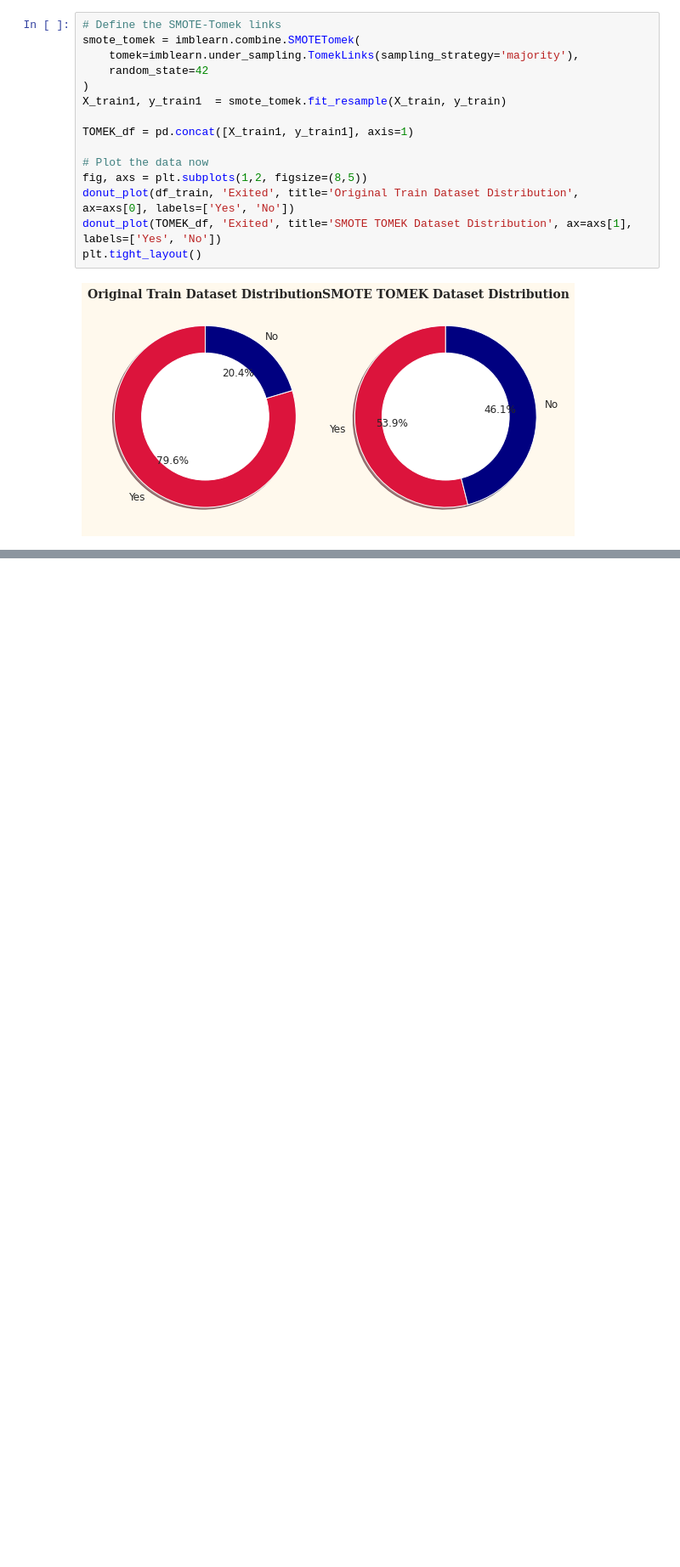
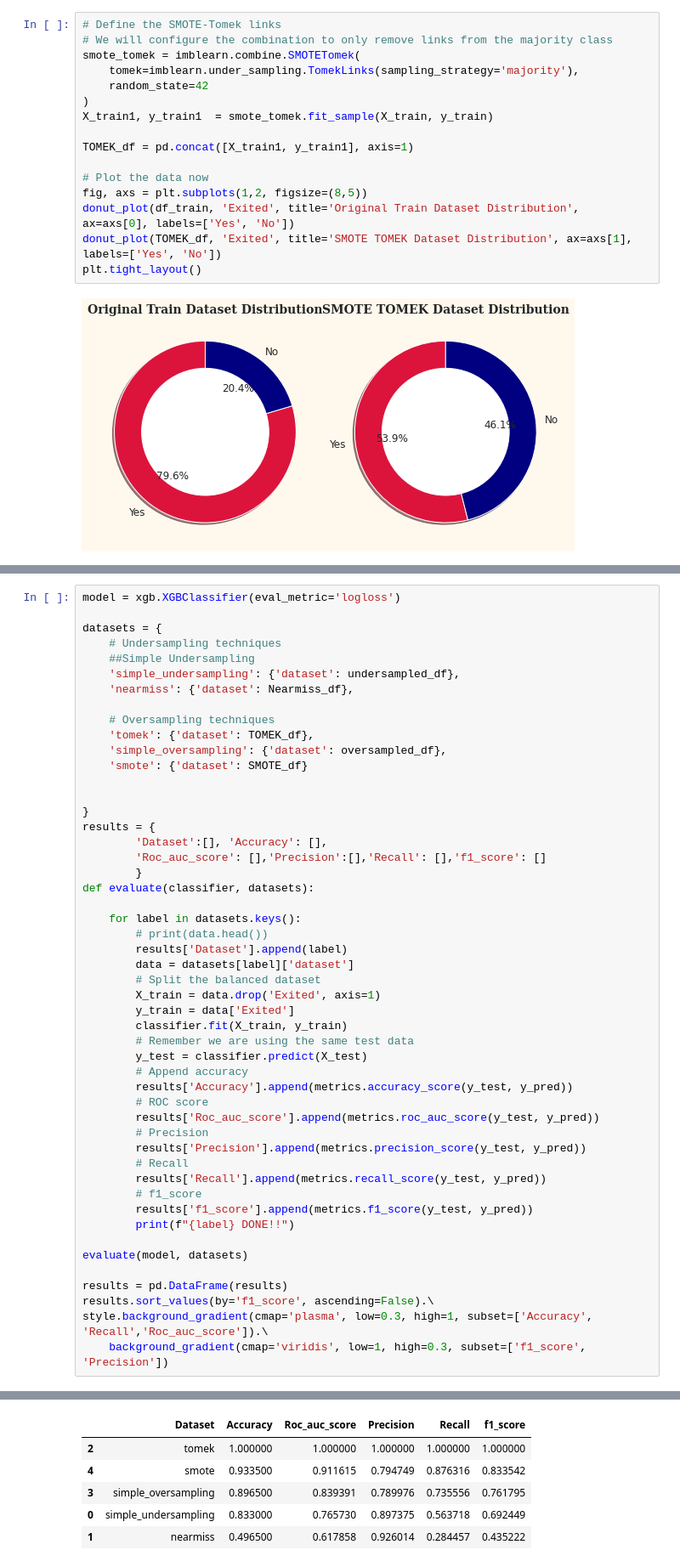
Before and after one commit to Kevin-Nduati/Bank-Customer-Churn-Modelling, a Jupyter notebook: Churn.ipynb, the cells around one changed output, grey strips where cells are left out. Shown at 85% size. Cells and saved outputs as stored; diff of their text form; blank space fills up the shorter version.

```diff
--- a/Churn.ipynb
+++ b/Churn.ipynb
@@ -429,11 +439,12 @@ This method combines the SMOTE ability to generate synthetic data for minority c
 ![](img/Tomek.png)
 # %%
 # Define the SMOTE-Tomek links
+# We will configure the combination to only remove links from the majority class
 smote_tomek = imblearn.combine.SMOTETomek(
     tomek=imblearn.under_sampling.TomekLinks(sampling_strategy='majority'),
     random_state=42
 )
-X_train1, y_train1  = smote_tomek.fit_resample(X_train, y_train)
+X_train1, y_train1  = smote_tomek.fit_sample(X_train, y_train)
 
 TOMEK_df = pd.concat([X_train1, y_train1], axis=1)
 
@@ -448,0 +475,51 @@ We will also use XGBoost classifier which is a shallow learning method that uses
+# %%
+model = xgb.XGBClassifier(eval_metric='logloss')
+
+datasets = {
+    # Undersampling techniques
+    ##Simple Undersampling
+    'simple_undersampling': {'dataset': undersampled_df},
+    'nearmiss': {'dataset': Nearmiss_df},
+
+    # Oversampling techniques
+    'tomek': {'dataset': TOMEK_df},
+    'simple_oversampling': {'dataset': oversampled_df},
+    'smote': {'dataset': SMOTE_df}
+
+
+}
+results = {
+        'Dataset':[], 'Accuracy': [],
+        'Roc_auc_score': [],'Precision':[],'Recall': [],'f1_score': []
+        }
+def evaluate(classifier, datasets):
+
+    for label in datasets.keys():
+        # print(data.head())
+        results['Dataset'].append(label)
+        data = datasets[label]['dataset']
+        # Split the balanced dataset
+        X_train = data.drop('Exited', axis=1)
+        y_train = data['Exited']
+        classifier.fit(X_train, y_train)
+        # Remember we are using the same test data
+        y_test = classifier.predict(X_test)
+        # Append accuracy
+        results['Accuracy'].append(metrics.accuracy_score(y_test, y_pred))
+        # ROC score
+        results['Roc_auc_score'].append(metrics.roc_auc_score(y_test, y_pred))
+        # Precision
+        results['Precision'].append(metrics.precision_score(y_test, y_pred))
+        # Recall
+        results['Recall'].append(metrics.recall_score(y_test, y_pred))
+        # f1_score
+        results['f1_score'].append(metrics.f1_score(y_test, y_pred))
+        print(f"{label} DONE!!")
+
+evaluate(model, datasets)
+
+results = pd.DataFrame(results)
+results.sort_values(by='f1_score', ascending=False).\
+style.background_gradient(cmap='plasma', low=0.3, high=1, subset=['Accuracy', 'Recall','Roc_auc_score']).\
+    background_gradient(cmap='viridis', low=1, high=0.3, subset=['f1_score', 'Precision'])
+# %% [output]
@@ -448,0 +531,6 @@ We will also use XGBoost classifier which is a shallow learning method that uses
+|  | Dataset | Accuracy | Roc_auc_score | Precision | Recall | f1_score |
+| 2 | tomek | 1.000000 | 1.000000 | 1.000000 | 1.000000 | 1.000000 |
+| 4 | smote | 0.933500 | 0.911615 | 0.794749 | 0.876316 | 0.833542 |
+| 3 | simple_oversampling | 0.896500 | 0.839391 | 0.789976 | 0.735556 | 0.761795 |
+| 0 | simple_undersampling | 0.833000 | 0.765730 | 0.897375 | 0.563718 | 0.692449 |
+| 1 | nearmiss | 0.496500 | 0.617858 | 0.926014 | 0.284457 | 0.435222 |
```
Also changed, not shown: parts of 13 cells of this notebook.
